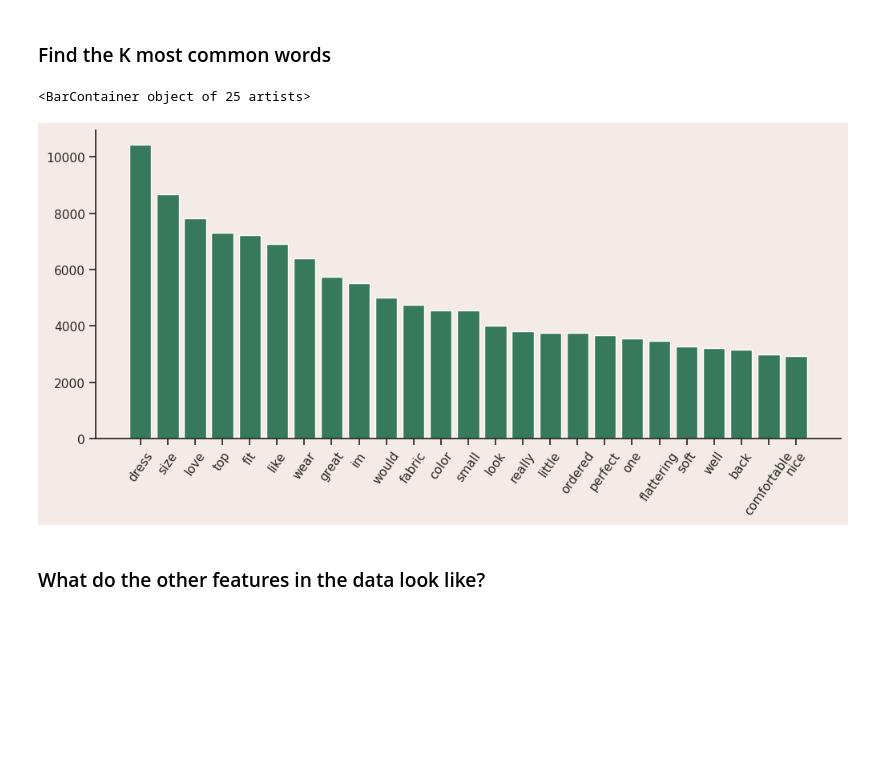
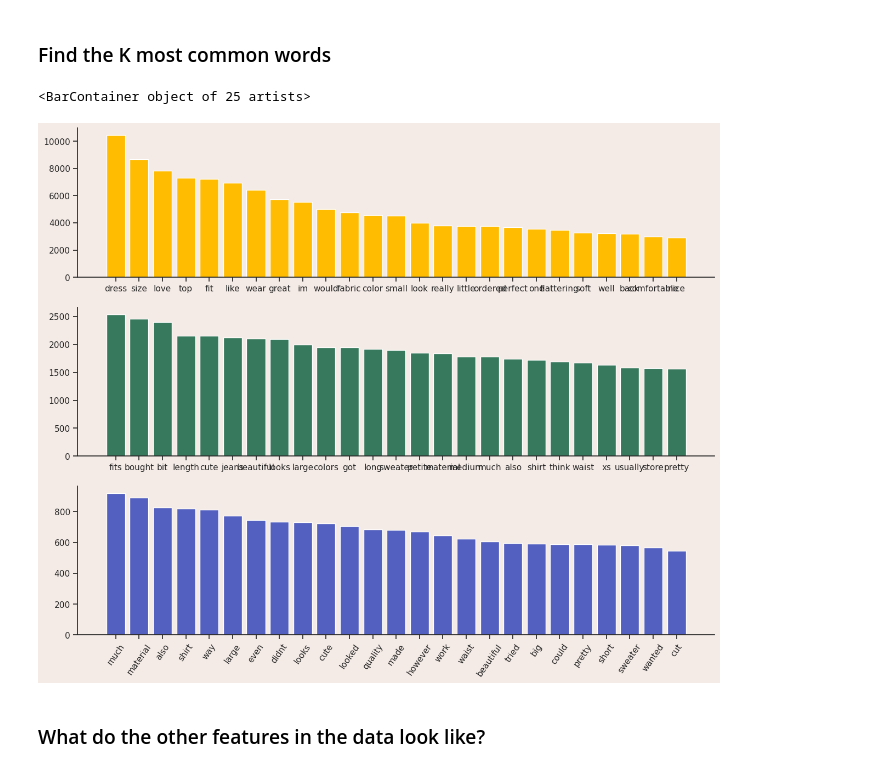
Before and after one commit to MarkAWard/full-stack-ml-metaflow-corise-week-1, a Jupyter notebook: project/submission.ipynb, the cells around one changed output. Cells and saved outputs as stored; diff of their text form; code cells hidden in the pictures; blank space fills up the shorter version.

Commit message:
more EDA on common words by label

```diff
--- a/project/submission.ipynb
+++ b/project/submission.ipynb
@@ -239,9 +246,12 @@ Removing stopwords can improve the accuracy and efficiency of natural language p
 # %%
-nltk.download("stopwords")
-stopwords = list(nltk.corpus.stopwords.words("english"))
-non_stopwords = []
-for review in reviews:
+from collections import defaultdict
+from itertools import chain
+
+non_stopwords_by_label = defaultdict(list)
+translate_table = str.maketrans("", "", string.punctuation)
+for review, label in zip(reviews, labels):
     for word in review.split():
-        word = word.translate(str.maketrans("", "", string.punctuation))
+        word = word.translate(translate_table)
         if word != "" and not word.lower() in stopwords:
-            non_stopwords.append(word)
+            non_stopwords_by_label[label].append(word)
+non_stopwords = non_stopwords_by_label[0] + non_stopwords_by_label[1]
@@ -257,10 +260,17 @@ words, counts = zip(*Counter(non_stopwords).most_common(K))
+# %%
+K = 25
+words, counts = zip(*Counter(non_stopwords).most_common(K))
+pos_words, pos_counts = zip(*Counter([w for w in non_stopwords_by_label[1] if w not in words]).most_common(K))
+neg_words, neg_counts = zip(*Counter([w for w in non_stopwords_by_label[0] if w not in words]).most_common(K))
 # %%
-fig, ax = plt.subplots(1, 1, figsize=(12, 5))
+fig, (ax, axp, axn) = plt.subplots(3, 1, figsize=(15, 12))
 plt.xticks(rotation=55)
-ax.bar(x=words, height=counts, color=GREEN)
+ax.bar(x=words, height=counts, color=YELLOW)
+axp.bar(x=pos_words, height=pos_counts, color=GREEN)
+axn.bar(x=neg_words, height=neg_counts, color=PURPLE)
 # %% [output]
 <BarContainer object of 25 artists>
-[figure, old version]
+[figure, new version]
 # %% [markdown]
 ### What do the other features in the data look like?
 # %%
```
Also changed, not shown: parts of 3 cells of this notebook.
